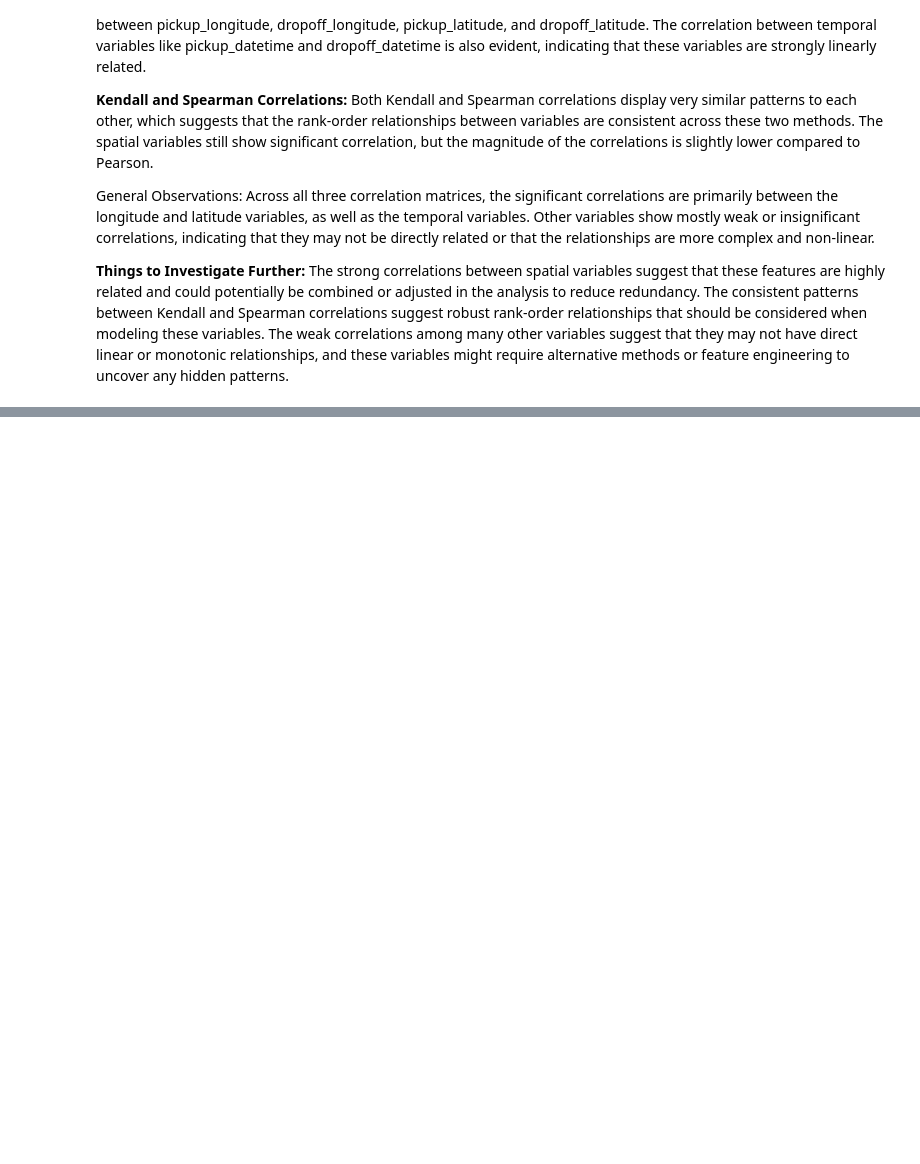
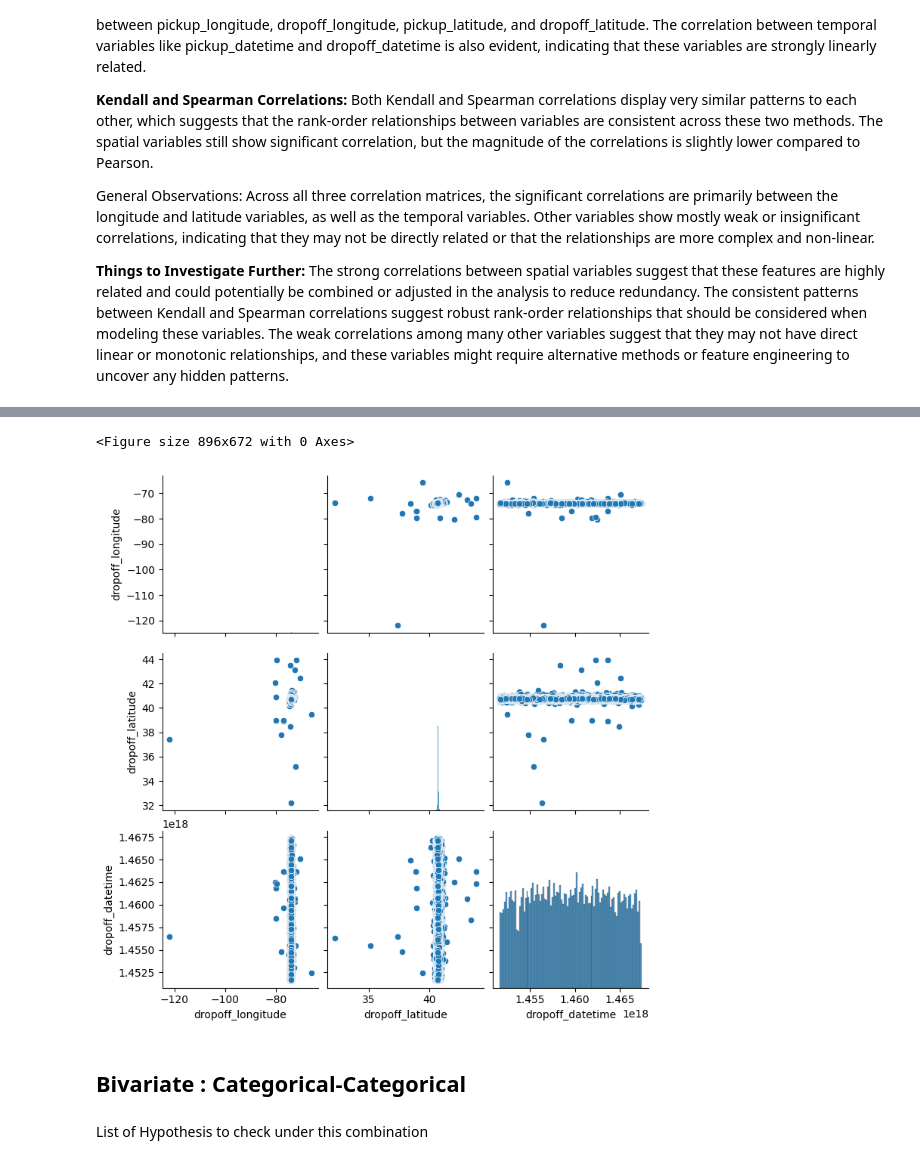
Before and after one commit to namozhdehi/KSR, a Jupyter notebook: NYC_Taxi_EDA.ipynb, the cells around one changed output, grey strips where cells are left out. Cells and saved outputs as stored; diff of their text form; code cells hidden in the pictures; blank space fills up the shorter version.

```diff
--- a/NYC_Taxi_EDA.ipynb
+++ b/NYC_Taxi_EDA.ipynb
@@ -941,0 +947,19 @@ KeyError: "['pickup_month_name', 'pickup_day_of_week', 'pickup_time_of_day'] not
+# %%
+import seaborn as sns
+import matplotlib.pyplot as plt
+
+dropoff_var = [ 'dropoff_longitude', 'dropoff_latitude', 'dropoff_datetime']
+
+numerical_subset = numerical[dropoff_var]
+
+# Generate the pairplot for the selected columns
+plt.figure(dpi=140)
+sns.pairplot(numerical_subset)
+plt.show()
+# %% [output]
+<Figure size 896x672 with 0 Axes>
+[figure, added]
+# %% [markdown]
+## Bivariate : Categorical-Categorical
+# %% [markdown]
+List of Hypothesis to check under this combination
```
Also changed, not shown: parts of 10 cells of this notebook.
